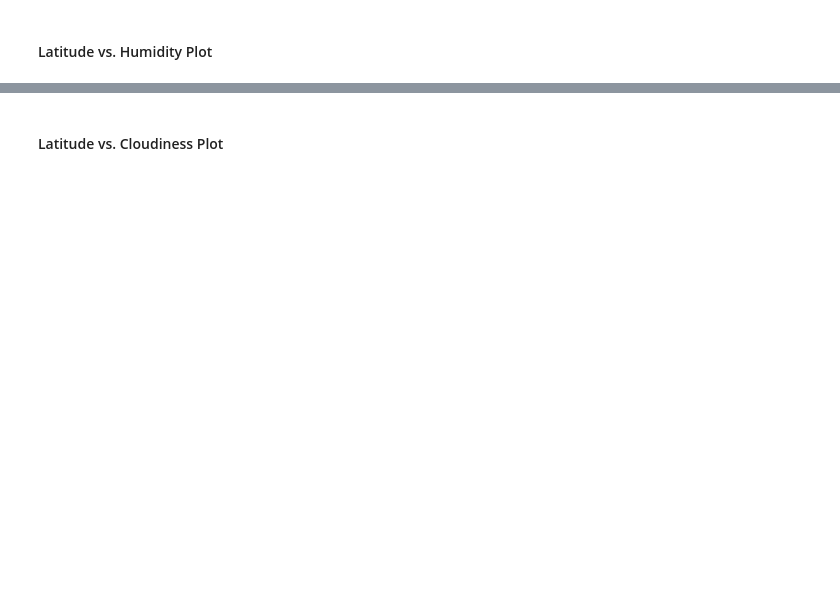
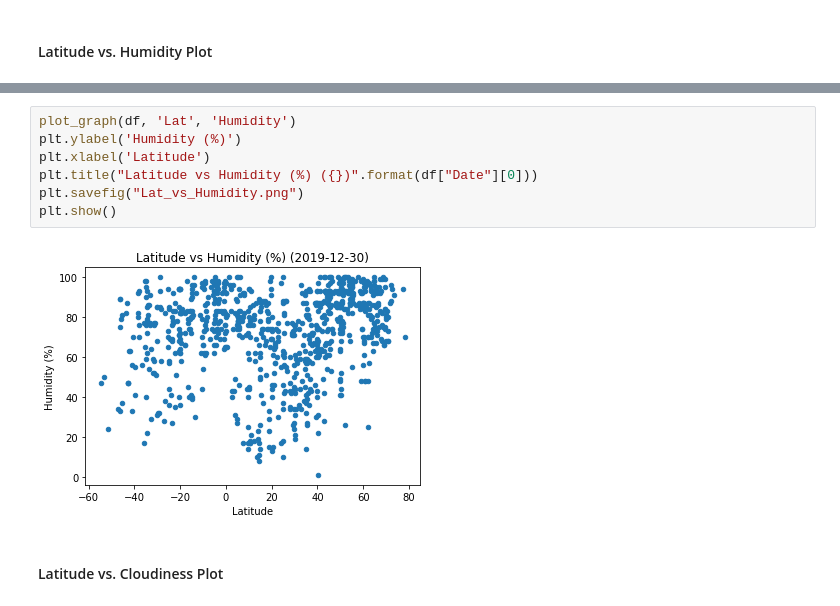
Before and after one commit to PGGokhale/python-api-challenge, a Jupyter notebook: WeatherPy/WeatherPy.ipynb, the cells around one changed output, grey strips where cells are left out. Drawn from its saved outputs; the diff is of its cells as text; blank space fills up the shorter version.

```diff
--- a/WeatherPy/WeatherPy.ipynb
+++ b/WeatherPy/WeatherPy.ipynb
@@ -122,2 +152,11 @@ dtype: int64
+# %%
+plot_graph(df, 'Lat', 'Humidity')
+plt.ylabel('Humidity (%)')
+plt.xlabel('Latitude')
+plt.title("Latitude vs Humidity (%) ({})".format(df["Date"][0]))
+plt.savefig("Lat_vs_Humidity.png")
+plt.show()
+# %% [output]
+[figure, added]
 # %% [markdown]
 #### Latitude vs. Cloudiness Plot
```
Also changed, not shown: parts of 24 cells of this notebook, 1 other file.
